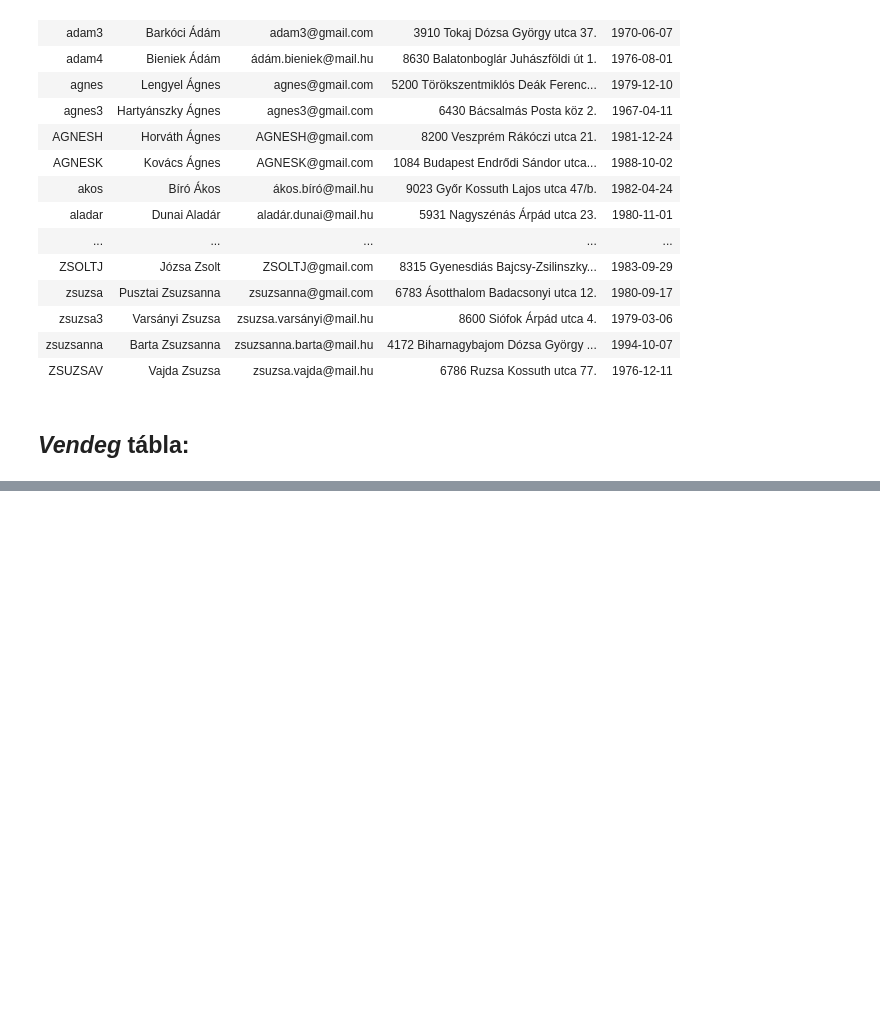
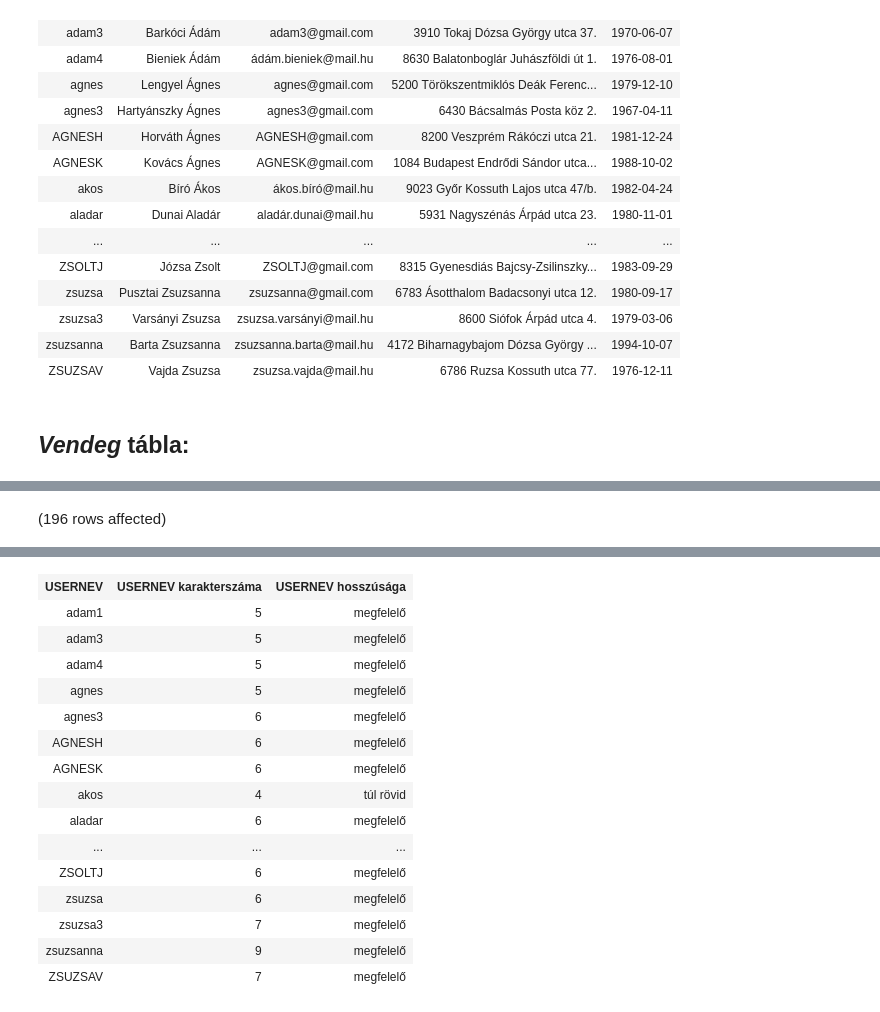
Before and after one commit to varadikitti/sqlgyak03, a Jupyter notebook: homework1.ipynb, the cells around one changed output, grey strips where cells are left out. Cells and saved outputs as stored; diff of their text form; code cells hidden in the pictures; blank space fills up the shorter version.

```diff
--- a/homework1.ipynb
+++ b/homework1.ipynb
@@ -145,0 +150,10 @@ Total execution time: 00:00:00
+# %%
+SELECT  USERNEV,
+        LEN(USERNEV) AS 'USERNEV karakterszáma',
+        CASE WHEN LEN(USERNEV) <= 4 THEN 'túl rövid'
+            WHEN  LEN(USERNEV) >= 11 THEN 'túl hosszú'
+            ELSE 'megfelelő'
+        END AS 'USERNEV hosszúsága'
+FROM Vendeg
+# %% [output]
+(196 rows affected)
@@ -145,0 +161,16 @@ Total execution time: 00:00:00
+| USERNEV | USERNEV karakterszáma | USERNEV hosszúsága |
+| adam1 | 5 | megfelelő |
+| adam3 | 5 | megfelelő |
+| adam4 | 5 | megfelelő |
+| agnes | 5 | megfelelő |
+| agnes3 | 6 | megfelelő |
+| AGNESH | 6 | megfelelő |
+| AGNESK | 6 | megfelelő |
+| akos | 4 | túl rövid |
+| aladar | 6 | megfelelő |
+| ... | ... | ... |
+| ZSOLTJ | 6 | megfelelő |
+| zsuzsa | 6 | megfelelő |
+| zsuzsa3 | 7 | megfelelő |
+| zsuzsanna | 9 | megfelelő |
+| ZSUZSAV | 7 | megfelelő |
```
Also changed, not shown: parts of 14 cells of this notebook.
